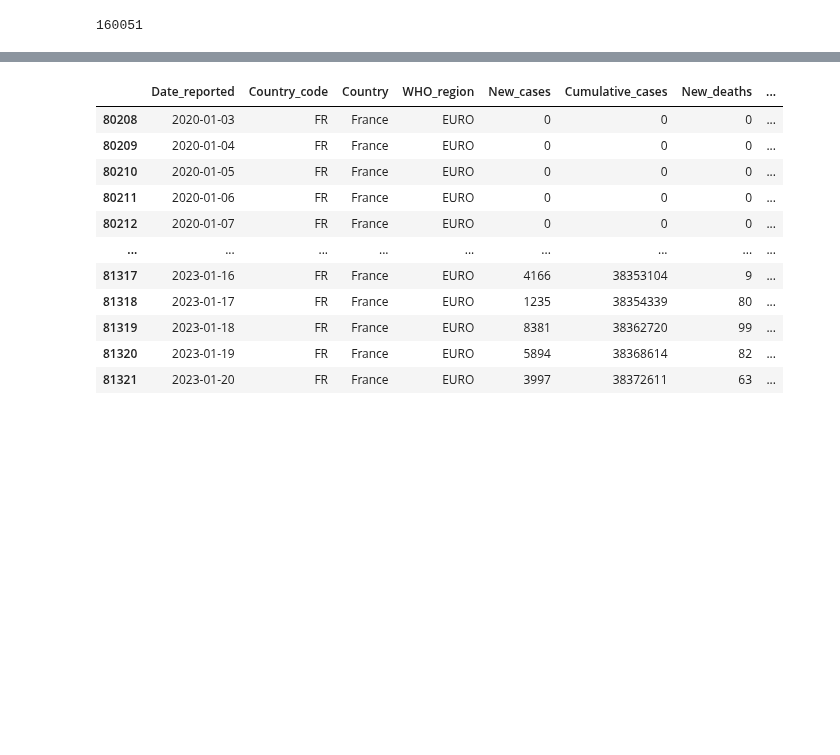
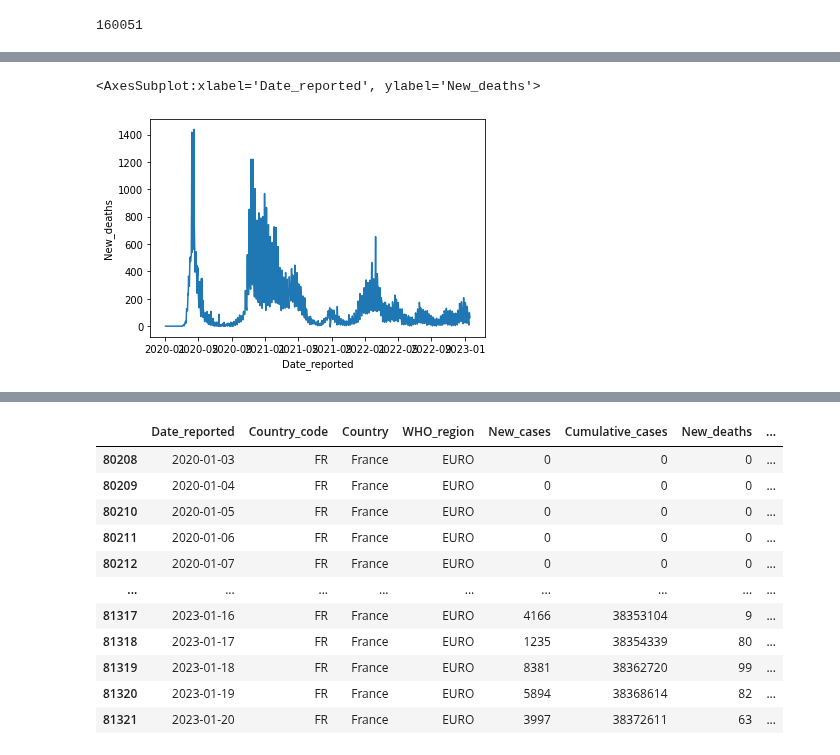
Before and after one commit to AmElmo/Covid_tracking_dashboard, a Jupyter notebook: data_collection.ipynb, the cells around one changed output, grey strips where cells are left out. Cells and saved outputs as stored; diff of their text form; code cells hidden in the pictures; blank space fills up the shorter version.

```diff
--- a/data_collection.ipynb
+++ b/data_collection.ipynb
@@ -54,0 +118,7 @@ cumulative_deaths_latest
+# %%
+# All-time
+
+data_country = data[data["Country"] == "France"]
+evolution_new_deaths = data_country[["Date_reported", "New_deaths"]]
+evolution_new_deaths = evolution_new_deaths[evolution_new_deaths["Date_reported"].dt.dayofweek < 5]
+evolution_new_deaths
@@ -54,0 +139,5 @@ cumulative_deaths_latest
+# %%
+sns.lineplot(data=evolution_new_deaths, x="Date_reported", y="New_deaths")
+# %% [output]
+<AxesSubplot:xlabel='Date_reported', ylabel='New_deaths'>
+[figure, added]
```
Also changed, not shown: parts of 21 cells of this notebook.
